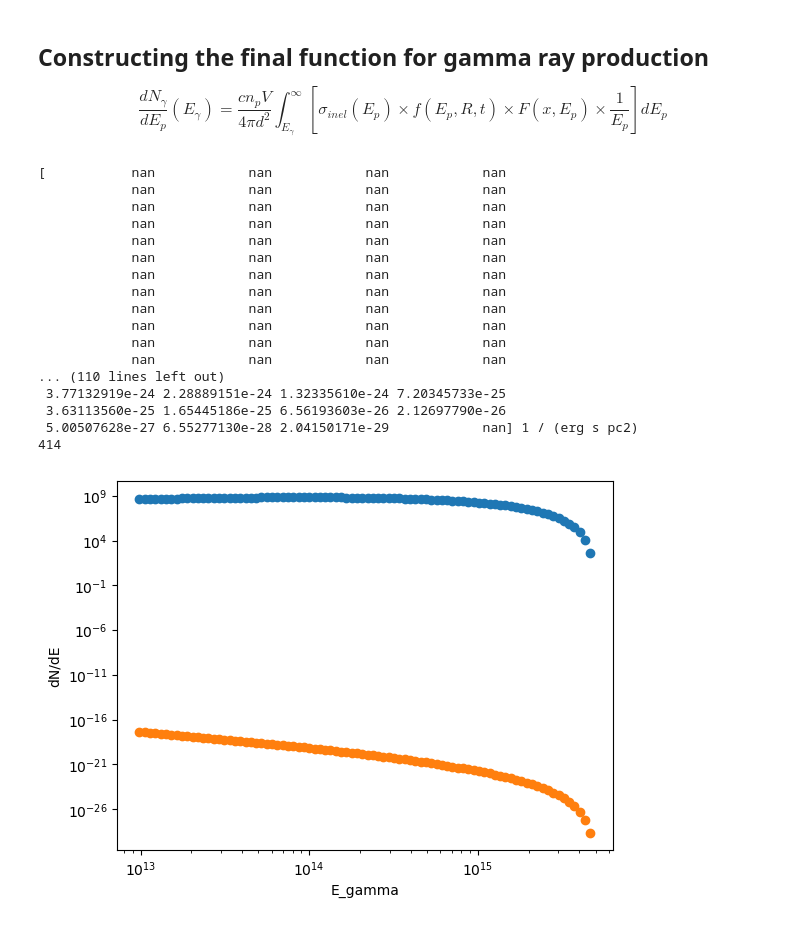
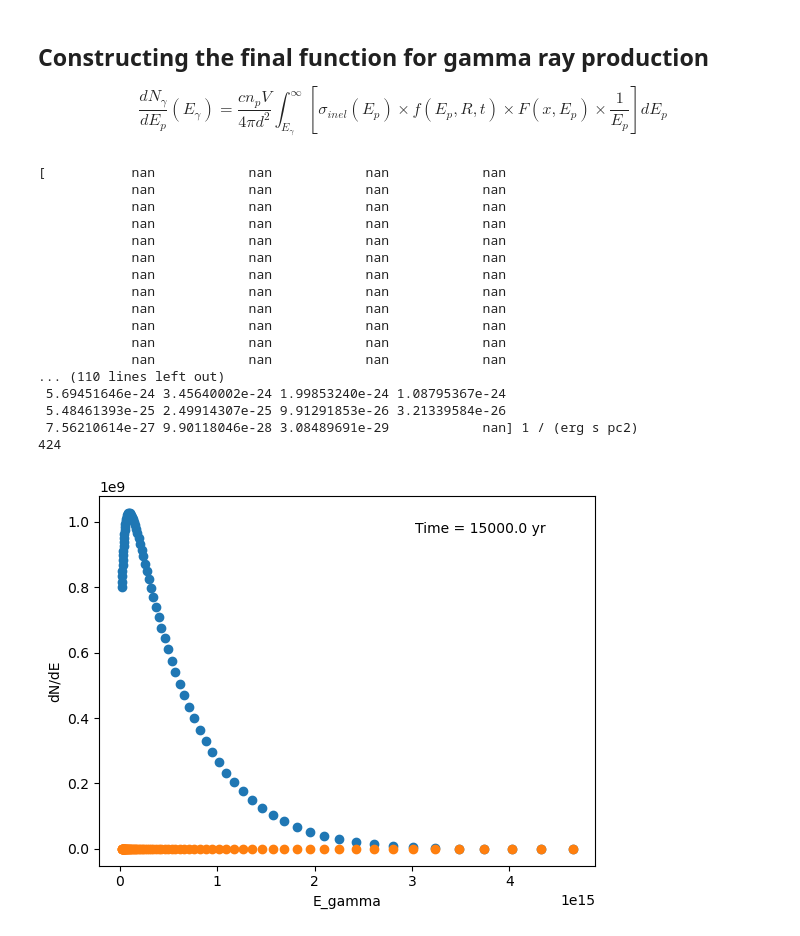
Before and after one commit to JoeBannouna/snr-prac, a Jupyter notebook: GammaDistribution.ipynb, the cells around one changed output. Saved outputs shown, nothing was run; the diff lists cells and outputs as text; code cells hidden in the pictures.

```diff
--- a/GammaDistribution.ipynb
+++ b/GammaDistribution.ipynb
@@ -19,7 +19,7 @@ from urllib.request import urlretrieve
 ## Define parameters
 # %%
 # Time passed since supernova explosion
-time_parameter = 20000 * u.yr
+time_parameter = 15000 * u.yr
 
 # Distance to the molecular cloud from the center of supernova
 radial_distance_parameter = 10 * u.pc
@@ -182,37 +182,38 @@ E_gamma_logspace, result_arr = calcRateOfChangeOfRaysNumberWithRespectToEnergy(1
 # %%
 print(result_arr)
 import math
 index = 0
 for i in result_arr:
   index += 1
   if not math.isnan(i.value):
     break
 print(index)
 
 plt.figure()
 plt.scatter(E_gamma_logspace, (E_gamma_logspace**2 * result_arr))
 plt.scatter(E_gamma_logspace, (result_arr))
-plt.xscale('log')
-plt.yscale('log')
+#plt.xscale('log')
+#plt.yscale('log')
 plt.xlabel("E_gamma")
 plt.ylabel("dN/dE")
+plt.text(0.9, 0.9, f"Time = {time_parameter}", transform = plt.gca().transAxes, horizontalalignment="right")
 plt.show()
 # %% [output]
 [           nan            nan            nan            nan
             nan            nan            nan            nan
             nan            nan            nan            nan
             nan            nan            nan            nan
             nan            nan            nan            nan
             nan            nan            nan            nan
             nan            nan            nan            nan
             nan            nan            nan            nan
             nan            nan            nan            nan
             nan            nan            nan            nan
             nan            nan            nan            nan
             nan            nan            nan            nan
 ... (110 lines left out)
- 3.77132919e-24 2.28889151e-24 1.32335610e-24 7.20345733e-25
- 3.63113560e-25 1.65445186e-25 6.56193603e-26 2.12697790e-26
- 5.00507628e-27 6.55277130e-28 2.04150171e-29            nan] 1 / (erg s pc2)
-414
+ 5.69451646e-24 3.45640002e-24 1.99853240e-24 1.08795367e-24
+ 5.48461393e-25 2.49914307e-25 9.91291853e-26 3.21339584e-26
+ 7.56210614e-27 9.90118046e-28 3.08489691e-29            nan] 1 / (erg s pc2)
+424
-[figure, old version]
+[figure, new version]
```
Also changed, not shown: 1 other file.
